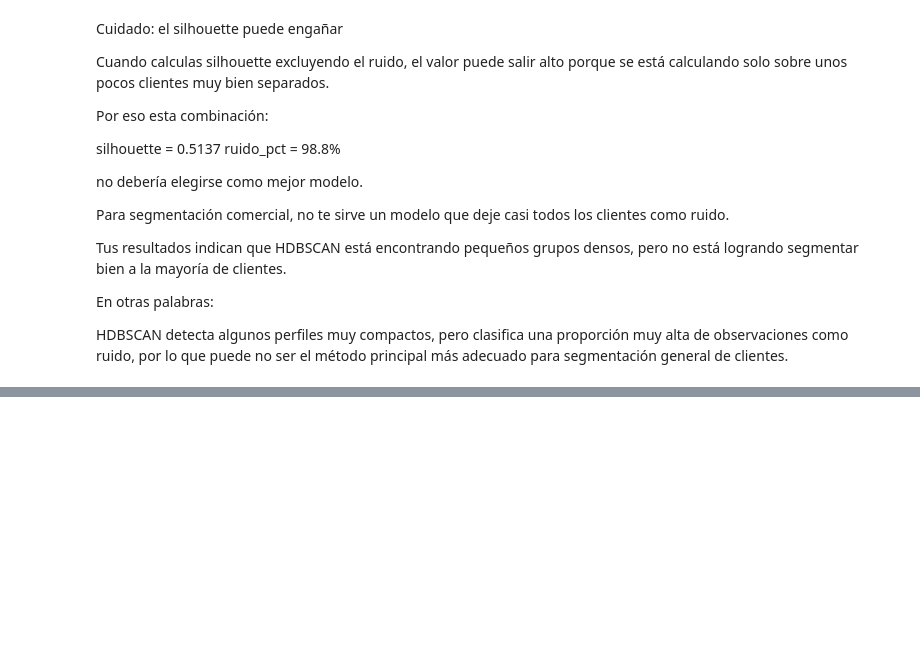
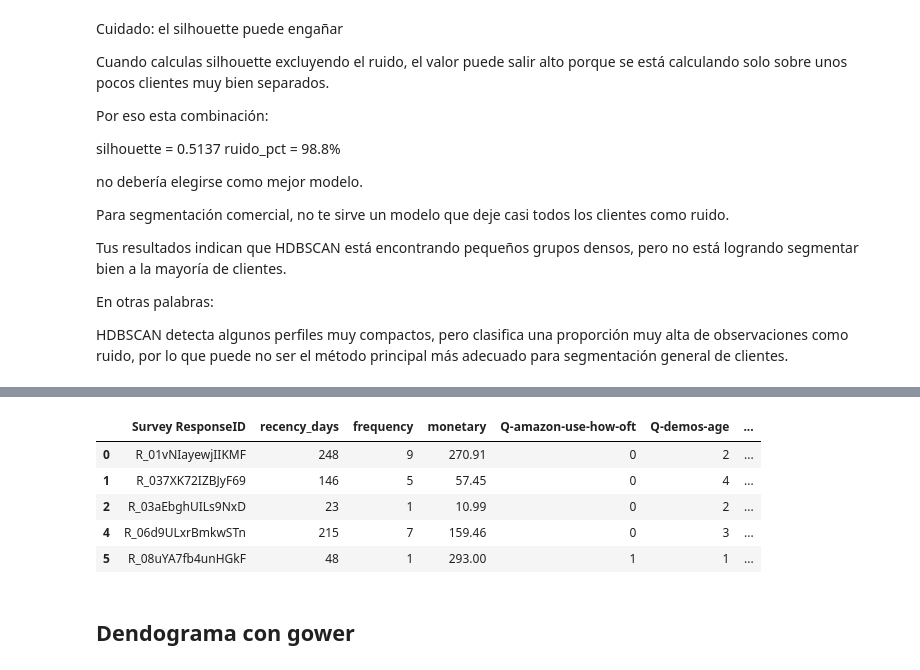
Before and after one commit to Th-msc-data-2026-ujav/Segmentacion-de-clientes-Samsung-SioW-SoW-y-Pow, a Jupyter notebook: segmentacion de clientes/segmentacion_clientes.ipynb, the cells around one changed output, grey strips where cells are left out. Cells and saved outputs as stored; diff of their text form; code cells hidden in the pictures; blank space fills up the shorter version.

Commit message:
K prototypes y dendograma

```diff
--- a/segmentacion de clientes/segmentacion_clientes.ipynb
+++ b/segmentacion de clientes/segmentacion_clientes.ipynb
@@ -1103,0 +1196,12 @@ HDBSCAN detecta algunos perfiles muy compactos, pero clasifica una proporción m
+# %%
+clusters = pipeline_kprototypes.named_steps["kprototypes"].labels_
+df.head()
+# %% [output]
+|  | Survey ResponseID | recency_days | frequency | monetary | Q-amazon-use-how-oft | Q-demos-age | ... |
+| 0 | R_01vNIayewjIIKMF | 248 | 9 | 270.91 | 0 | 2 | ... |
+| 1 | R_037XK72IZBJyF69 | 146 | 5 | 57.45 | 0 | 4 | ... |
+| 2 | R_03aEbghUILs9NxD | 23 | 1 | 10.99 | 0 | 2 | ... |
+| 4 | R_06d9ULxrBmkwSTn | 215 | 7 | 159.46 | 0 | 3 | ... |
+| 5 | R_08uYA7fb4unHGkF | 48 | 1 | 293.00 | 1 | 1 | ... |
+# %% [markdown]
+## Dendograma con gower
```
Also changed, not shown: parts of 6 cells of this notebook, 2 other files.
